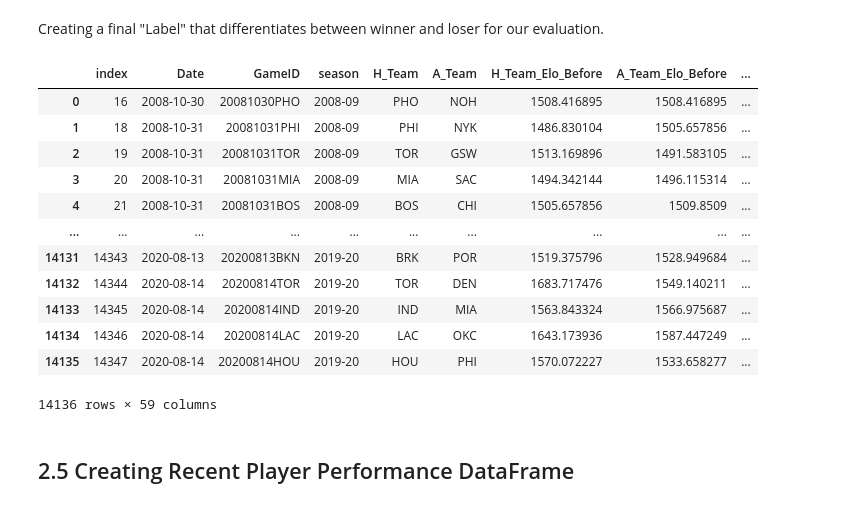
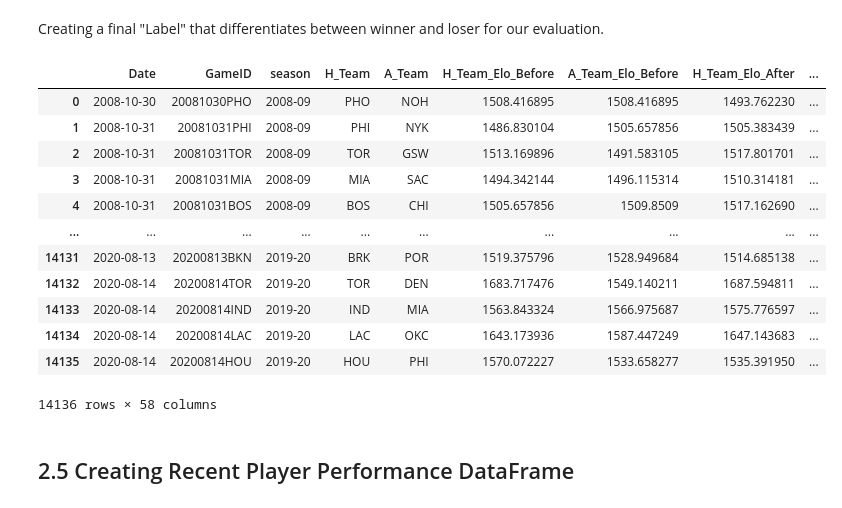
Before and after one commit to ElectricSheep007/UNH-Repo, a Jupyter notebook: DS_Guided_Capstone_2_Repo/virenv/Guided_Capstone_Project_2.ipynb, the cells around one changed output. Saved outputs shown, nothing was run; the diff lists cells and outputs as text; code cells hidden in the pictures.

```diff
--- a/DS_Guided_Capstone_2_Repo/virenv/Guided_Capstone_Project_2.ipynb
+++ b/DS_Guided_Capstone_2_Repo/virenv/Guided_Capstone_Project_2.ipynb
@@ -163,0 +170,2 @@ dtype: int64
+# %%
+player_stats = player_stats.dropna()
@@ -1023,27 +955,26 @@ Creating a final "Label" that differentiates between winner and loser for our ev
 # %%
 final_team_stats['Label'] = [1 if x > 0 else 0 for x in final_team_stats['H_PTS'] - final_team_stats['A_PTS']]
 
 final_team_stats.drop(columns = ['H_PTS', 'A_PTS'], inplace = True)
 final_team_stats = final_team_stats.dropna()
-final_team_stats.reset_index(inplace = True)
+final_team_stats.reset_index(drop= True, inplace = True)
 
 combined_df = final_team_stats
-
 final_team_stats
 # %% [output]
-|  | index | Date | GameID | season | H_Team | A_Team | H_Team_Elo_Before | A_Team_Elo_Before | ... |
-| 0 | 16 | 2008-10-30 | 20081030PHO | 2008-09 | PHO | NOH | 1508.416895 | 1508.416895 | ... |
-| 1 | 18 | 2008-10-31 | 20081031PHI | 2008-09 | PHI | NYK | 1486.830104 | 1505.657856 | ... |
-| 2 | 19 | 2008-10-31 | 20081031TOR | 2008-09 | TOR | GSW | 1513.169896 | 1491.583105 | ... |
-| 3 | 20 | 2008-10-31 | 20081031MIA | 2008-09 | MIA | SAC | 1494.342144 | 1496.115314 | ... |
-| 4 | 21 | 2008-10-31 | 20081031BOS | 2008-09 | BOS | CHI | 1505.657856 | 1509.8509 | ... |
+|  | Date | GameID | season | H_Team | A_Team | H_Team_Elo_Before | A_Team_Elo_Before | H_Team_Elo_After | ... |
+| 0 | 2008-10-30 | 20081030PHO | 2008-09 | PHO | NOH | 1508.416895 | 1508.416895 | 1493.762230 | ... |
+| 1 | 2008-10-31 | 20081031PHI | 2008-09 | PHI | NYK | 1486.830104 | 1505.657856 | 1505.383439 | ... |
+| 2 | 2008-10-31 | 20081031TOR | 2008-09 | TOR | GSW | 1513.169896 | 1491.583105 | 1517.801701 | ... |
+| 3 | 2008-10-31 | 20081031MIA | 2008-09 | MIA | SAC | 1494.342144 | 1496.115314 | 1510.314181 | ... |
+| 4 | 2008-10-31 | 20081031BOS | 2008-09 | BOS | CHI | 1505.657856 | 1509.8509 | 1517.162690 | ... |
 | ... | ... | ... | ... | ... | ... | ... | ... | ... | ... |
-| 14131 | 14343 | 2020-08-13 | 20200813BKN | 2019-20 | BRK | POR | 1519.375796 | 1528.949684 | ... |
-| 14132 | 14344 | 2020-08-14 | 20200814TOR | 2019-20 | TOR | DEN | 1683.717476 | 1549.140211 | ... |
-| 14133 | 14345 | 2020-08-14 | 20200814IND | 2019-20 | IND | MIA | 1563.843324 | 1566.975687 | ... |
-| 14134 | 14346 | 2020-08-14 | 20200814LAC | 2019-20 | LAC | OKC | 1643.173936 | 1587.447249 | ... |
-| 14135 | 14347 | 2020-08-14 | 20200814HOU | 2019-20 | HOU | PHI | 1570.072227 | 1533.658277 | ... |
+| 14131 | 2020-08-13 | 20200813BKN | 2019-20 | BRK | POR | 1519.375796 | 1528.949684 | 1514.685138 | ... |
+| 14132 | 2020-08-14 | 20200814TOR | 2019-20 | TOR | DEN | 1683.717476 | 1549.140211 | 1687.594811 | ... |
+| 14133 | 2020-08-14 | 20200814IND | 2019-20 | IND | MIA | 1563.843324 | 1566.975687 | 1575.776597 | ... |
+| 14134 | 2020-08-14 | 20200814LAC | 2019-20 | LAC | OKC | 1643.173936 | 1587.447249 | 1647.143683 | ... |
+| 14135 | 2020-08-14 | 20200814HOU | 2019-20 | HOU | PHI | 1570.072227 | 1533.658277 | 1535.391950 | ... |
-14136 rows × 59 columns
+14136 rows × 58 columns
 # %%
 final_team_stats.to_csv('final_team_stats.csv')
 # %% [markdown]
```
Also changed, not shown: parts of 73 cells of this notebook.
